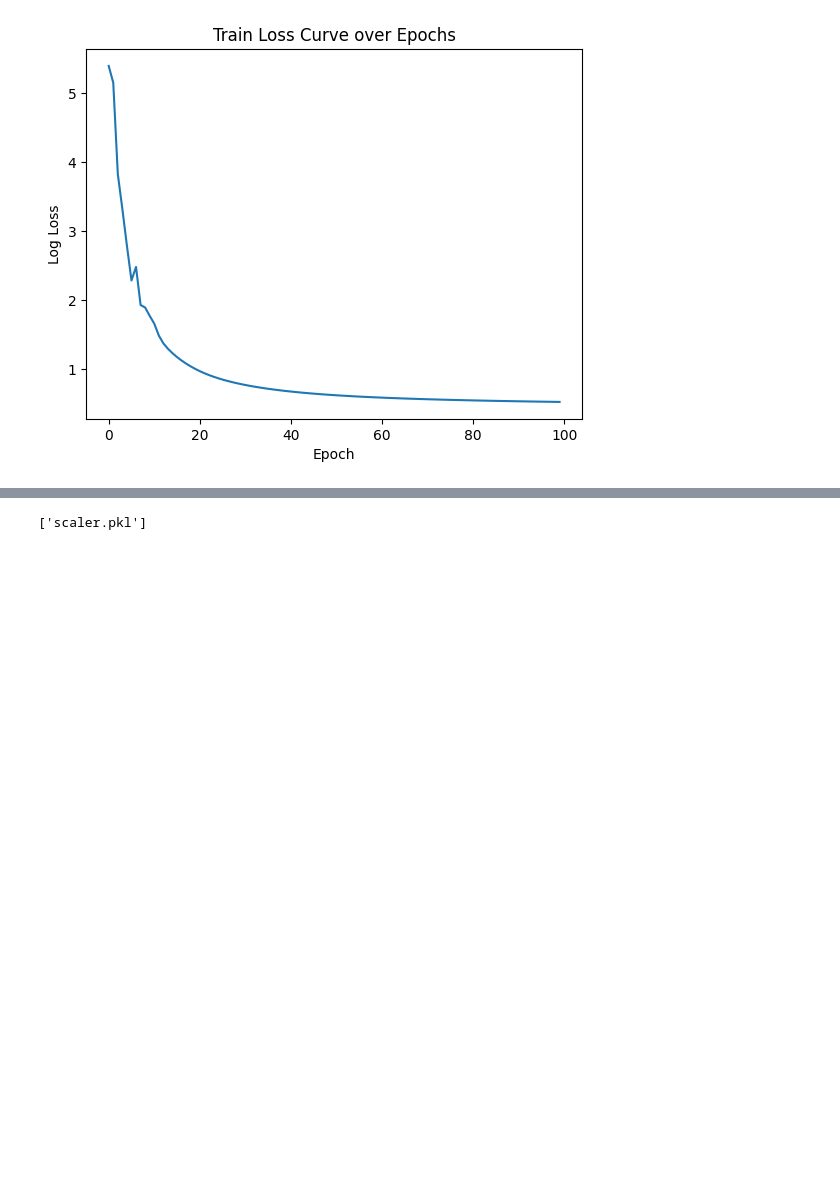
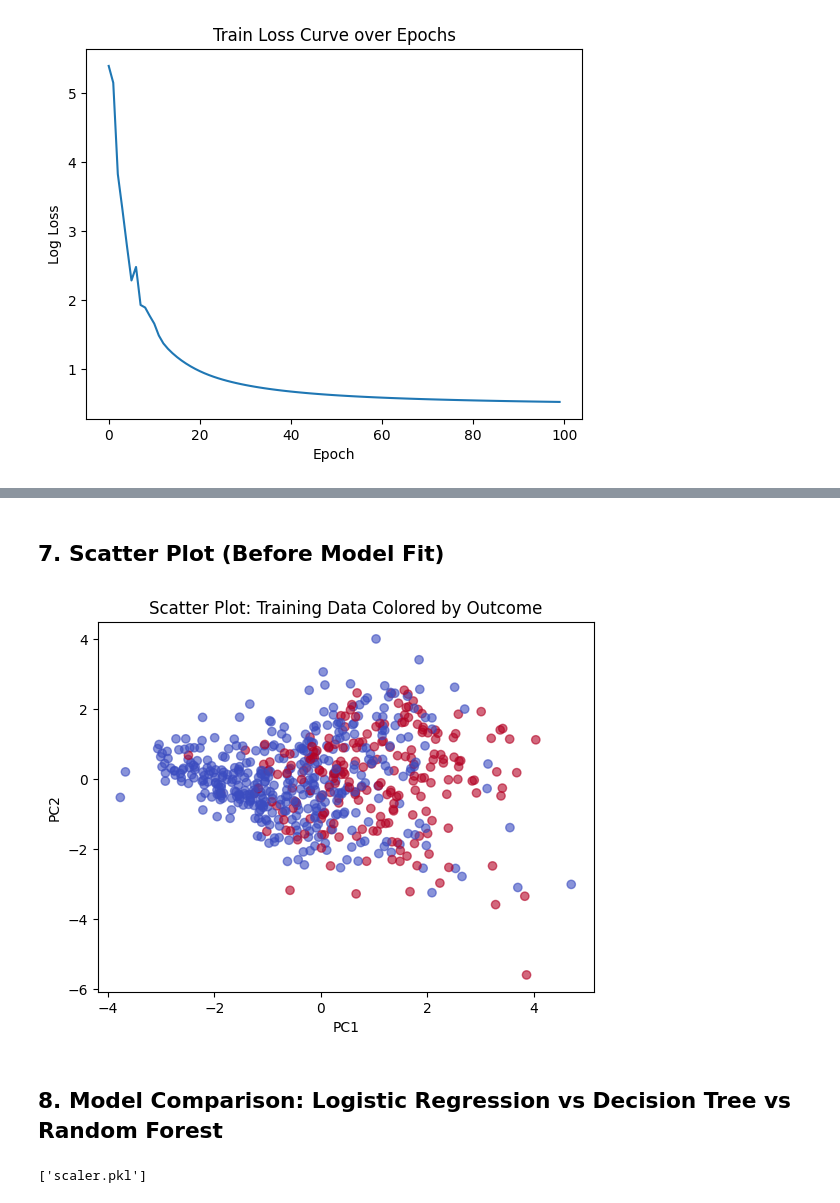
Before and after one commit to L-Semakale/linear_regression_model, a Jupyter notebook: summative/linear_regression/multivariate.ipynb, the cells around one changed output, grey strips where cells are left out. Cells and saved outputs as stored; diff of their text form; code cells hidden in the pictures; blank space fills up the shorter version.

```diff
--- a/summative/linear_regression/multivariate.ipynb
+++ b/summative/linear_regression/multivariate.ipynb
@@ -119,3 +134,24 @@ Random Forest: Accuracy = 0.7338
+# %% [markdown]
+## 7. Scatter Plot (Before Model Fit)
+# %%
+
+from sklearn.decomposition import PCA
+import numpy as np
+
+# Reduce to 2D for visualization
+pca = PCA(n_components=2)
+X_reduced = pca.fit_transform(X_train_scaled)
+
+# Before: just show scatter
+plt.scatter(X_reduced[:, 0], X_reduced[:, 1], c=y_train, cmap='coolwarm', alpha=0.6)
+plt.title("Scatter Plot: Training Data Colored by Outcome")
+plt.xlabel("PC1")
+plt.ylabel("PC2")
+plt.show()
+# %% [output]
+[figure, added]
+# %% [markdown]
+## 8. Model Comparison: Logistic Regression vs Decision Tree vs Random Forest
 # %%
 # Save Best Model
 
```
Also changed, not shown: parts of 19 cells of this notebook, 2 other files.
